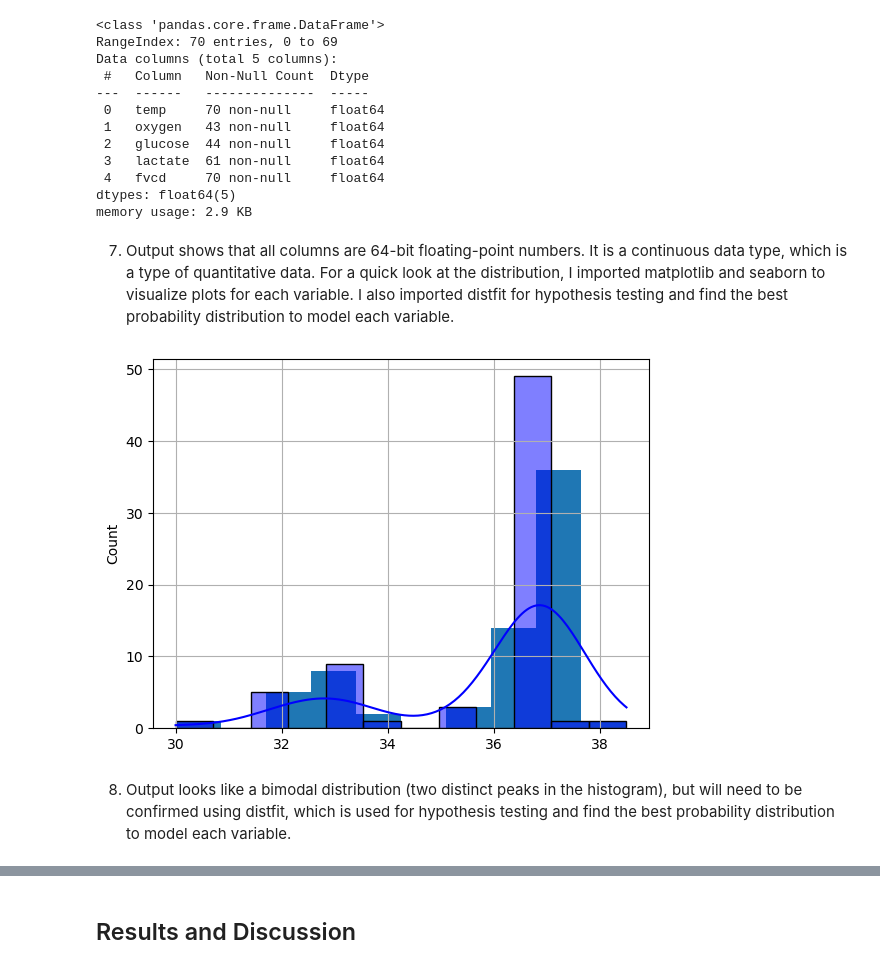
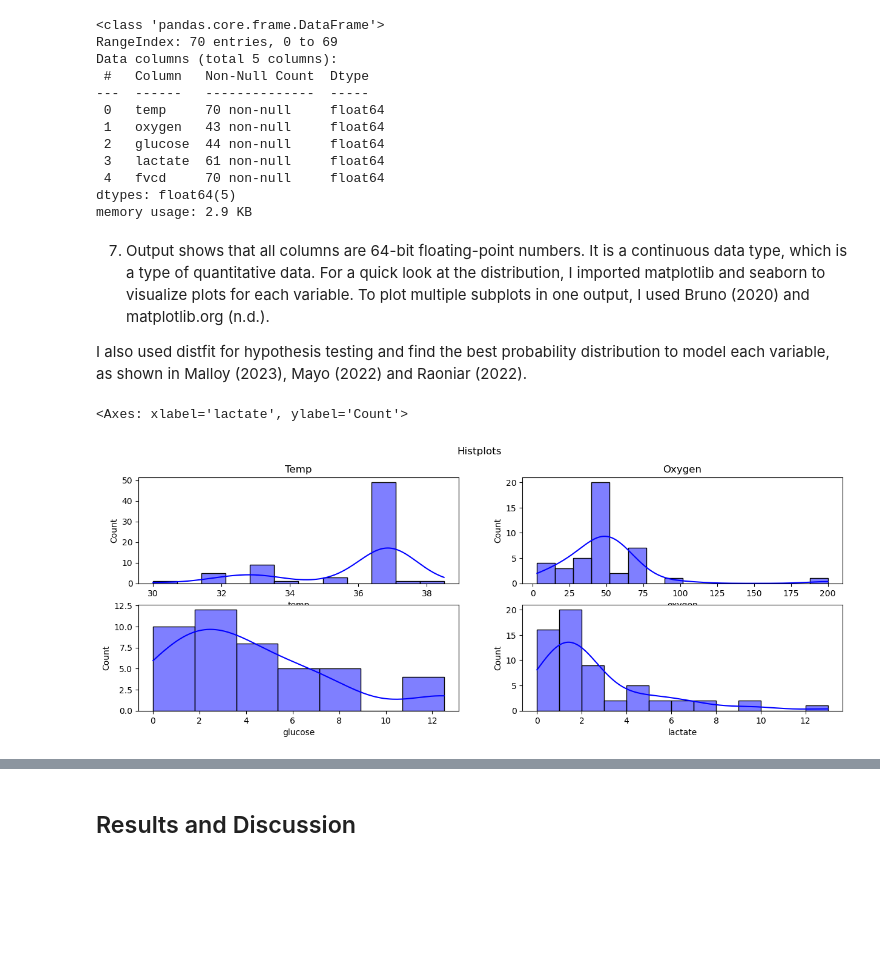
Before and after one commit to nurbujang/1progdaw23, a Jupyter notebook: project1.ipynb, the cells around one changed output, grey strips where cells are left out. Saved outputs shown, nothing was run; the diff lists cells and outputs as text; code cells hidden in the pictures; blank space fills up the shorter version.

Commit message:
multiple subplots

```diff
--- a/project1.ipynb
+++ b/project1.ipynb
@@ -201,24 +206,37 @@ Data columns (total 5 columns):
 dtypes: float64(5)
 memory usage: 2.9 KB
 # %% [markdown]
-7. Output shows that all columns are 64-bit floating-point numbers. It is a continuous data type, which is a type of quantitative data. For a quick look at the distribution, I imported matplotlib and seaborn to visualize plots for each variable. I also imported distfit for hypothesis testing and find the best probability distribution to model each variable.
+7. Output shows that all columns are 64-bit floating-point numbers. It is a continuous data type, which is a type of quantitative data. For a quick look at the distribution, I imported matplotlib and seaborn to visualize plots for each variable. To plot multiple subplots in one output, I used Bruno (2020) and matplotlib.org (n.d.).
+
+I also used distfit for hypothesis testing and find the best probability distribution to model each variable, as shown in Malloy (2023), Mayo (2022) and Raoniar (2022).
-# %%
-import matplotlib.pyplot as plt
-import seaborn as sns
-
-# For column temp, create a histogram:
-
-df['temp'].hist()
-
-# OR
-
-temp_array = df['temp'].values
-# print(temp_array)
-
-sns.histplot(temp_array, kde=True, color='blue', label='Data')
-plt.show()
-# %% [output]
-[figure, removed]
-# %% [markdown]
-8. Output looks like a bimodal distribution (two distinct peaks in the histogram), but will need to be confirmed using distfit, which is used for hypothesis testing and find the best probability distribution to model each variable.
+# %%
+# For the independent variables:
+
+fig, axs = plt.subplots(2, 2, figsize=[15, 5])
+fig.suptitle('Histplots')
+
+sns.histplot(df['temp'],
+             kde=True, color='blue', label='Data', #x='Temp',
+             ax=axs[0,0]
+             )
+axs[0,0].set_title('Temp')
+
+sns.histplot(df['oxygen'],
+             kde=True, color='blue', label='Data',
+             ax=axs[0,1]
+             )
+axs[0,1].set_title('Oxygen')
+
+sns.histplot(df['glucose'],
+             kde=True, color='blue', label='Data',
+             ax=axs[1,0]
+             )
+
+sns.histplot(df['lactate'],
+             kde=True, color='blue', label='Data',
+             ax=axs[1,1]
+             )
+# %% [output]
+<Axes: xlabel='lactate', ylabel='Count'>
+[figure, added]
 # %%
```
Also changed, not shown: parts of 20 cells of this notebook.
